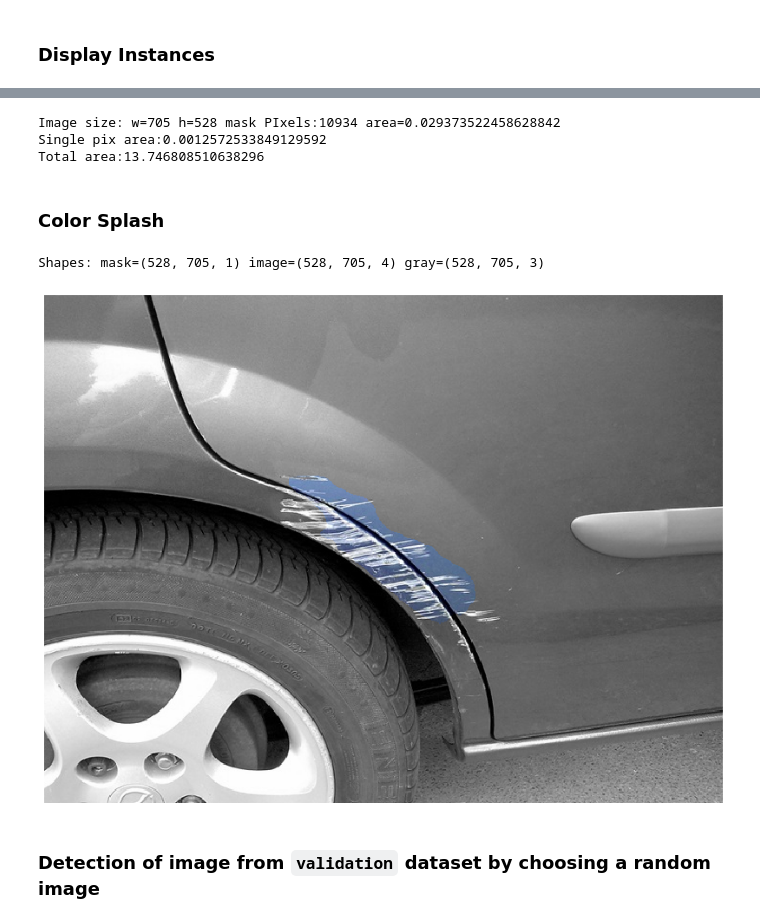
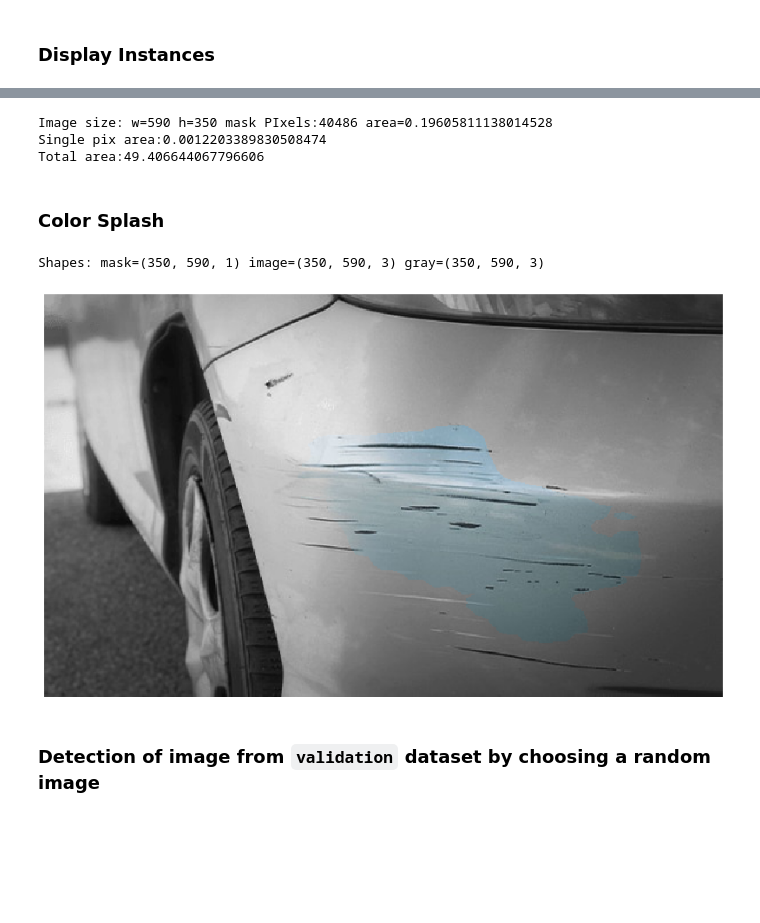
Before and after one commit to CIPCloud/image_segmentation, a Jupyter notebook: Mask_RCNN_car_damage_prediction.ipynb, the cells around one changed output, grey strips where cells are left out. Drawn from its saved outputs; the diff is of its cells as text; code cells hidden in the pictures; blank space fills up the shorter version.

```diff
--- a/Mask_RCNN_car_damage_prediction.ipynb
+++ b/Mask_RCNN_car_damage_prediction.ipynb
@@ -128,24 +143,24 @@ print ("Image size: w={} h={} mask PIxels:{} area={}".format(w,h, pix_cnt,a))
 
 
 HT_CAR_IN = 18
-LEN_CAR_IN = 26
+LEN_CAR_IN = 14
 h_in_per_pix = HT_CAR_IN/h
 w_in_per_pix = LEN_CAR_IN/w
 single_pix_area =h_in_per_pix*w_in_per_pix
 print("Single pix area:{}".format(h_in_per_pix*w_in_per_pix))
 print("Total area:{}".format(single_pix_area*pix_cnt))
 # %% [output]
-Image size: w=705 h=528 mask PIxels:10934 area=0.029373522458628842
-Single pix area:0.0012572533849129592
-Total area:13.746808510638296
+Image size: w=590 h=350 mask PIxels:40486 area=0.19605811138014528
+Single pix area:0.0012203389830508474
+Total area:49.406644067796606
 # %% [markdown]
 ### Color Splash
 # %%
-splash = custom_1.color_splash(image, r['masks'])
+splash = car_scratch.color_splash(image, r['masks'])
 display_images([splash], cols=1)
 # %% [output]
-Shapes: mask=(528, 705, 1) image=(528, 705, 4) gray=(528, 705, 3)
+Shapes: mask=(350, 590, 1) image=(350, 590, 3) gray=(350, 590, 3)
-[figure, old version]
+[figure, new version]
 # %% [markdown]
 ### Detection of image from `validation` dataset by choosing a random image
 # %%
```
Also changed, not shown: parts of 4 cells of this notebook.
